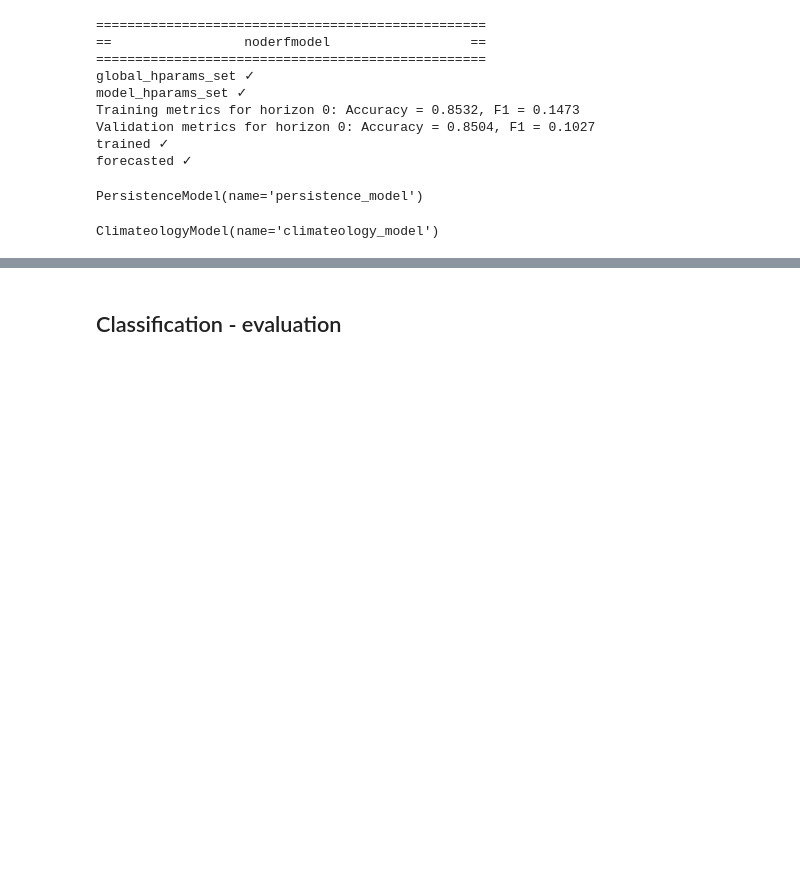
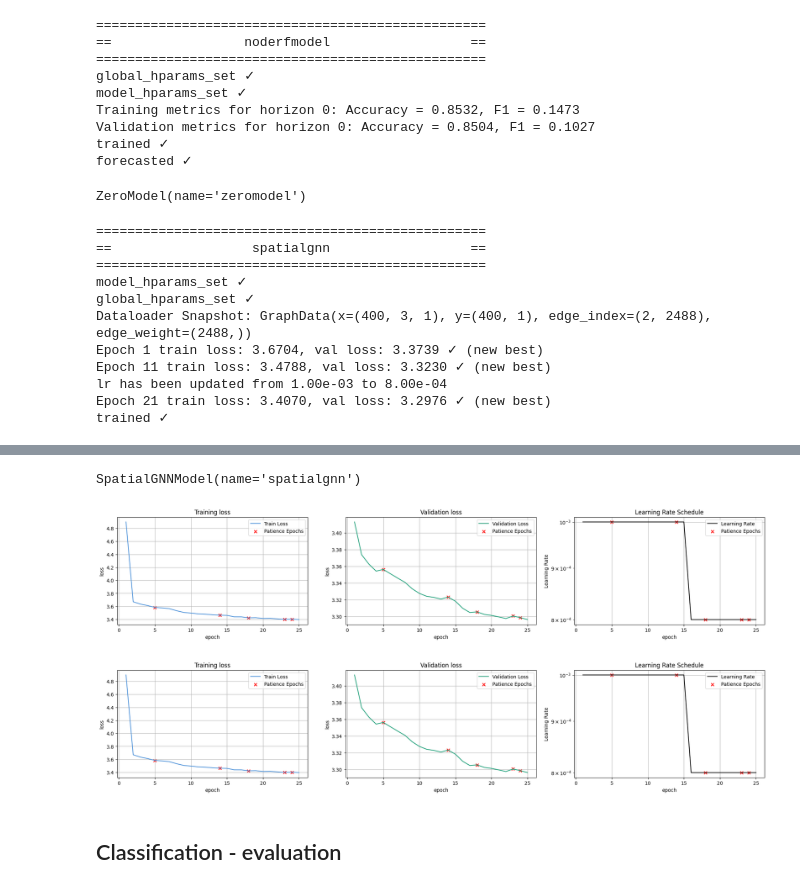
Before and after one commit to stends2001/infectious_disease_gnn, a Jupyter notebook: src/notebooks/measles classifier.ipynb, the cells around one changed output, grey strips where cells are left out. Cells and saved outputs as stored; diff of their text form; code cells hidden in the pictures; blank space fills up the shorter version.

```diff
--- a/src/notebooks/measles classifier.ipynb
+++ b/src/notebooks/measles classifier.ipynb
@@ -1,7 +1,7 @@
 # %%
 from src.utils import get_data_env
 from src.dataloading import EpiConfig, DataOrchestrator, GraphDataLoaderManager, ShallowDataLoaderManager
-from src.models import PersistenceModel, NodeRFModel
+from src.models import PersistenceModel, NodeRFModel, ClimateologyModel, ZeroModel
 
 disease_name    = 'measles'
 nuts_level      = 'nuts3'
@@ -56,6 +56,14 @@ rf.forecast()
 
 ps = PersistenceModel(sd)
 ps.forecast()
+
+from src.models import ClimateologyModel
+
+cm = ClimateologyModel(sd)
+cm.forecast()
+
+zm = ZeroModel(sd)
+zm.forecast()
 # %% [output]
 ==================================================
 ==                 noderfmodel                  ==
@@ -66,11 +74,4 @@ Training metrics for horizon 0: Accuracy = 0.8532, F1 = 0.1473
 Validation metrics for horizon 0: Accuracy = 0.8504, F1 = 0.1027
 trained ✓
 forecasted ✓
-PersistenceModel(name='persistence_model')
+ZeroModel(name='zeromodel')
-# %%
-from src.models import ClimateologyModel
-
-cm = ClimateologyModel(sd)
-cm.forecast()
-# %% [output]
-ClimateologyModel(name='climateology_model')
@@ -76,0 +82,20 @@ ClimateologyModel(name='climateology_model')
+# %%
+import torch
+
+gnn1 = SpatialGNNModel(dd,verbose = 3)
+gnn1.set_model_hparams()
+gnn1.set_global_hparams(loss = 'bcelogit',n_epochs=25, loss_kwargs = {'pos_weight': torch.tensor(100)})
+gnn1.train()
+gnn1.forecast()
+# %% [output]
+==================================================
+==                  spatialgnn                  ==
+==================================================
+model_hparams_set ✓
+global_hparams_set ✓
+Dataloader Snapshot: GraphData(x=(400, 3, 1), y=(400, 1), edge_index=(2, 2488), edge_weight=(2488,))
+Epoch 1 train loss: 3.6704, val loss: 3.3739 ✓ (new best)
+Epoch 11 train loss: 3.4788, val loss: 3.3230 ✓ (new best)
+lr has been updated from 1.00e-03 to 8.00e-04
+Epoch 21 train loss: 3.4070, val loss: 3.2976 ✓ (new best)
+trained ✓
@@ -77,3 +104,6 @@ ClimateologyModel(name='climateology_model')
+SpatialGNNModel(name='spatialgnn')
+[figure, added]
+[figure, added]
 # %% [markdown]
 ## Classification - evaluation
 # %%
```
Also changed, not shown: parts of 4 cells of this notebook, 7 other files.
